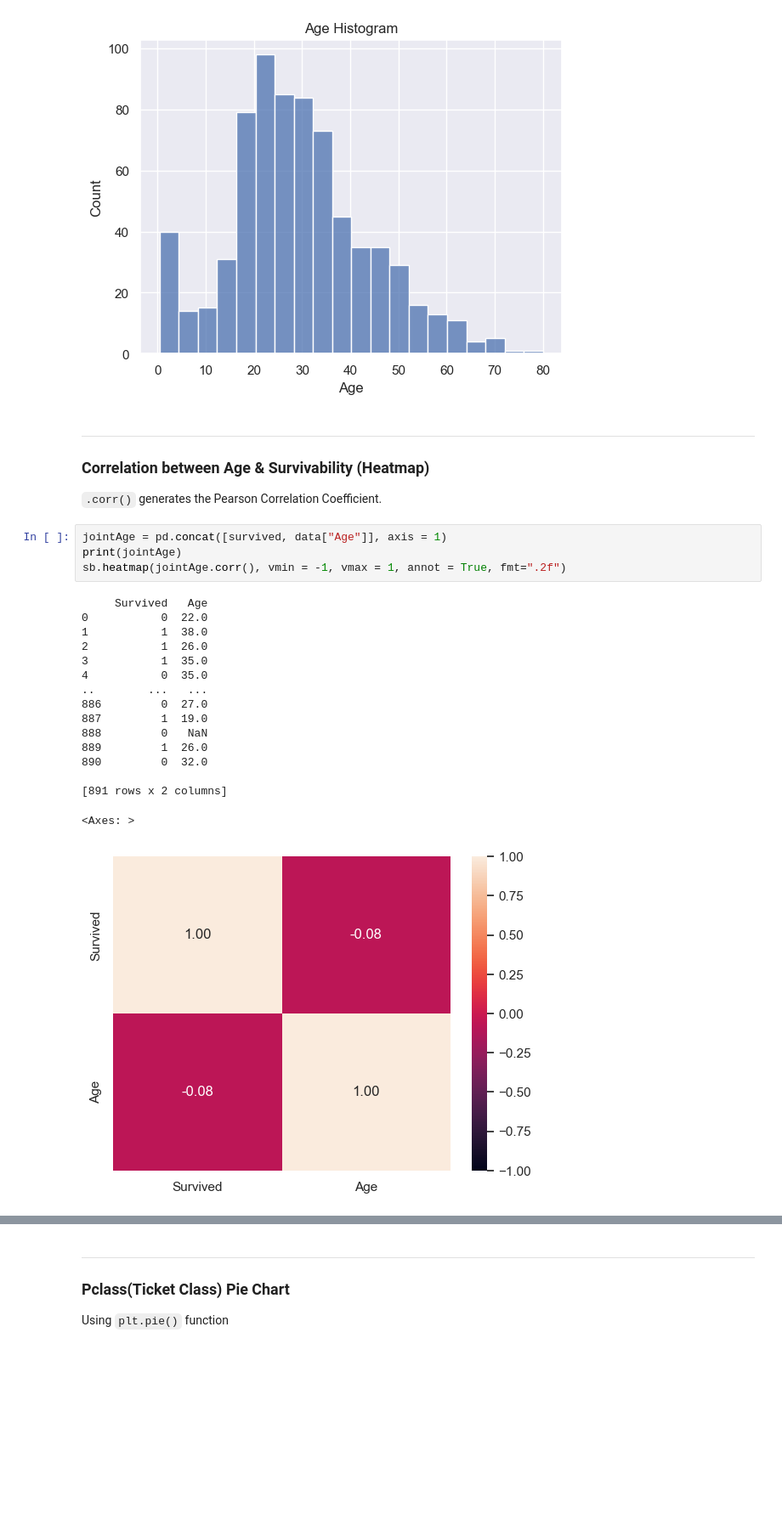
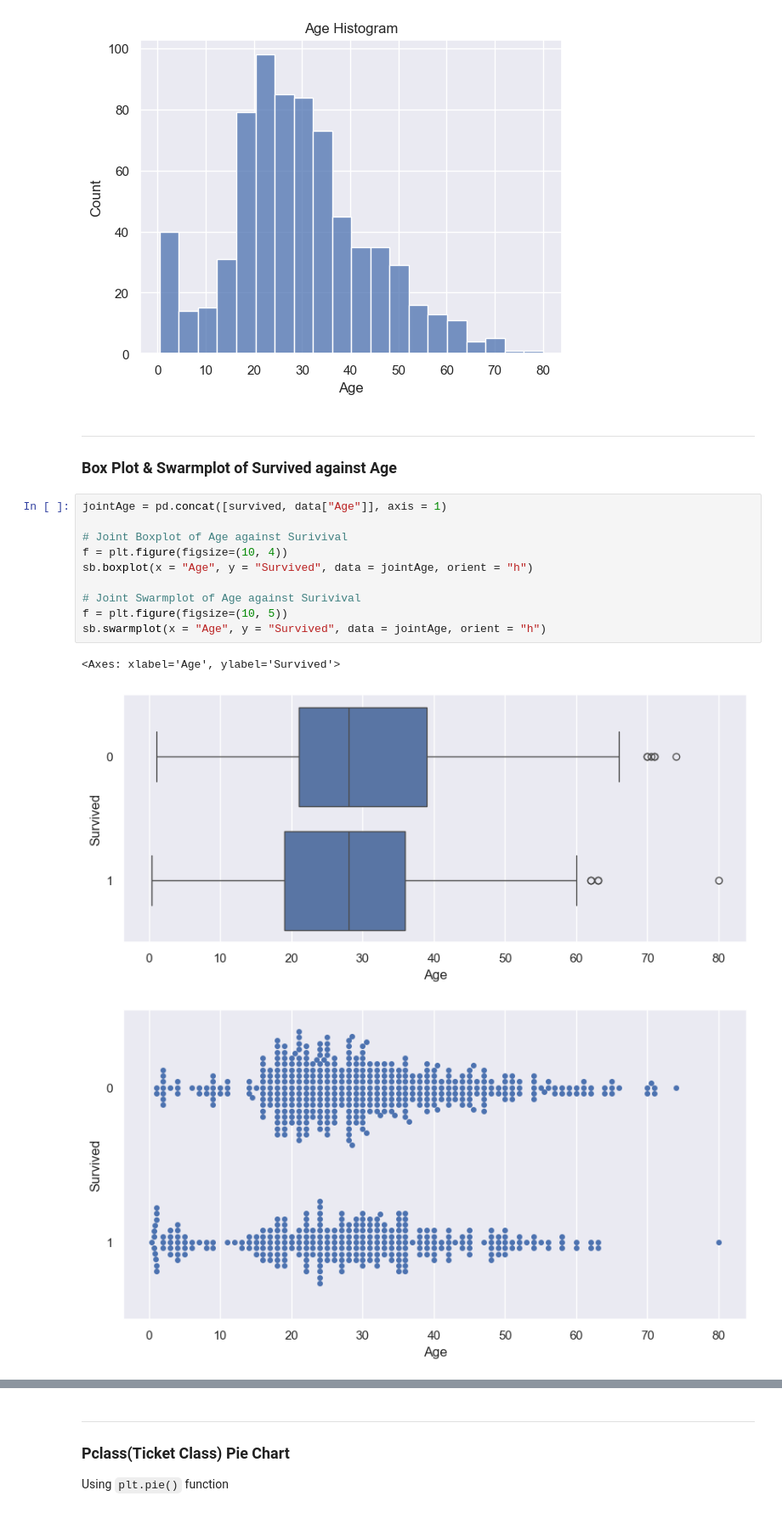
Before and after one commit to HongSon28/IE0005-Mini-Project, a Jupyter notebook: Main.ipynb, the cells around one changed output, grey strips where cells are left out. Shown at 85% size. Saved outputs shown, nothing was run; the diff lists cells and outputs as text; blank space fills up the shorter version.

```diff
--- a/Main.ipynb
+++ b/Main.ipynb
@@ -156,27 +159,19 @@ Text(0.5, 1.0, 'Age Histogram')
 [figure]
 # %% [markdown]
 ---
-### Correlation between Age & Survivability (Heatmap)
-`.corr()` generates the Pearson Correlation Coefficient.
+### Box Plot & Swarmplot of Survived against Age
 # %%
 jointAge = pd.concat([survived, data["Age"]], axis = 1)
-print(jointAge)
-sb.heatmap(jointAge.corr(), vmin = -1, vmax = 1, annot = True, fmt=".2f")
+
+# Joint Boxplot of Age against Surivival
+f = plt.figure(figsize=(10, 4))
+sb.boxplot(x = "Age", y = "Survived", data = jointAge, orient = "h")
+
+# Joint Swarmplot of Age against Surivival
+f = plt.figure(figsize=(10, 5))
+sb.swarmplot(x = "Age", y = "Survived", data = jointAge, orient = "h")
 # %% [output]
-     Survived   Age
-0           0  22.0
-1           1  38.0
-2           1  26.0
-3           1  35.0
-4           0  35.0
-..        ...   ...
-886         0  27.0
-887         1  19.0
-888         0   NaN
-889         1  26.0
-890         0  32.0
-
-[891 rows x 2 columns]
+<Axes: xlabel='Age', ylabel='Survived'>
-<Axes: >
-[figure, old version]
+[figure, new version]
+[figure, added]
 # %% [markdown]
```
Also changed, not shown: parts of 57 cells of this notebook, 5 other files.
